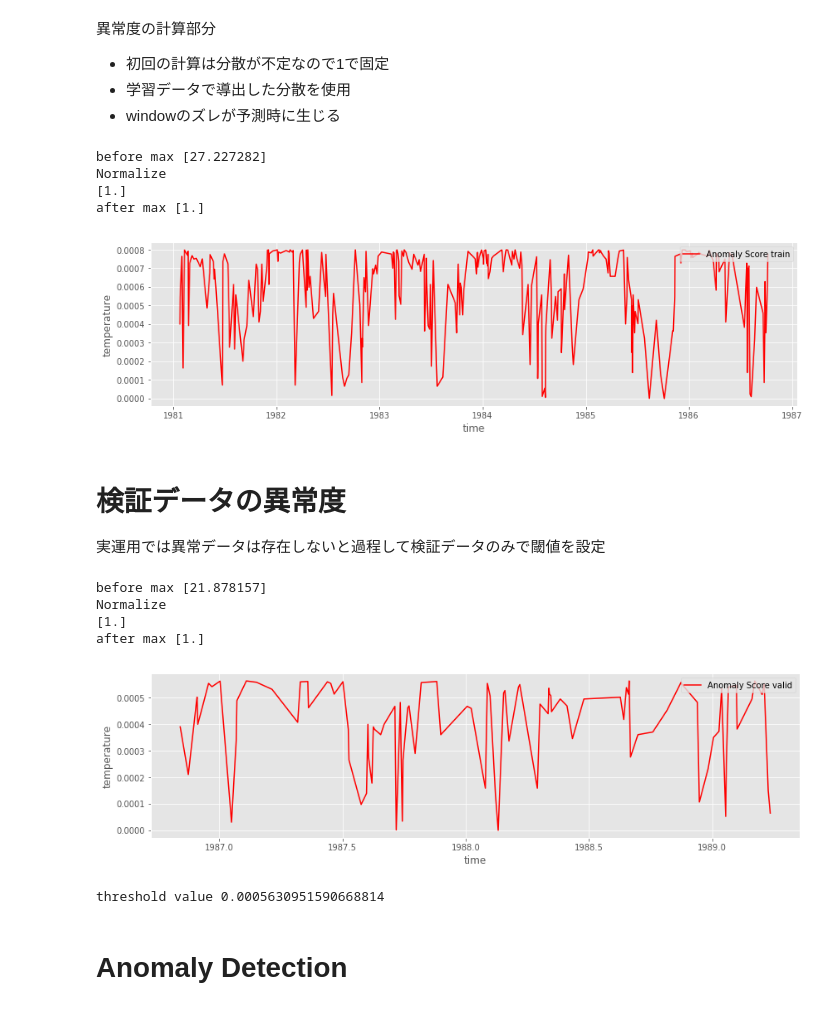
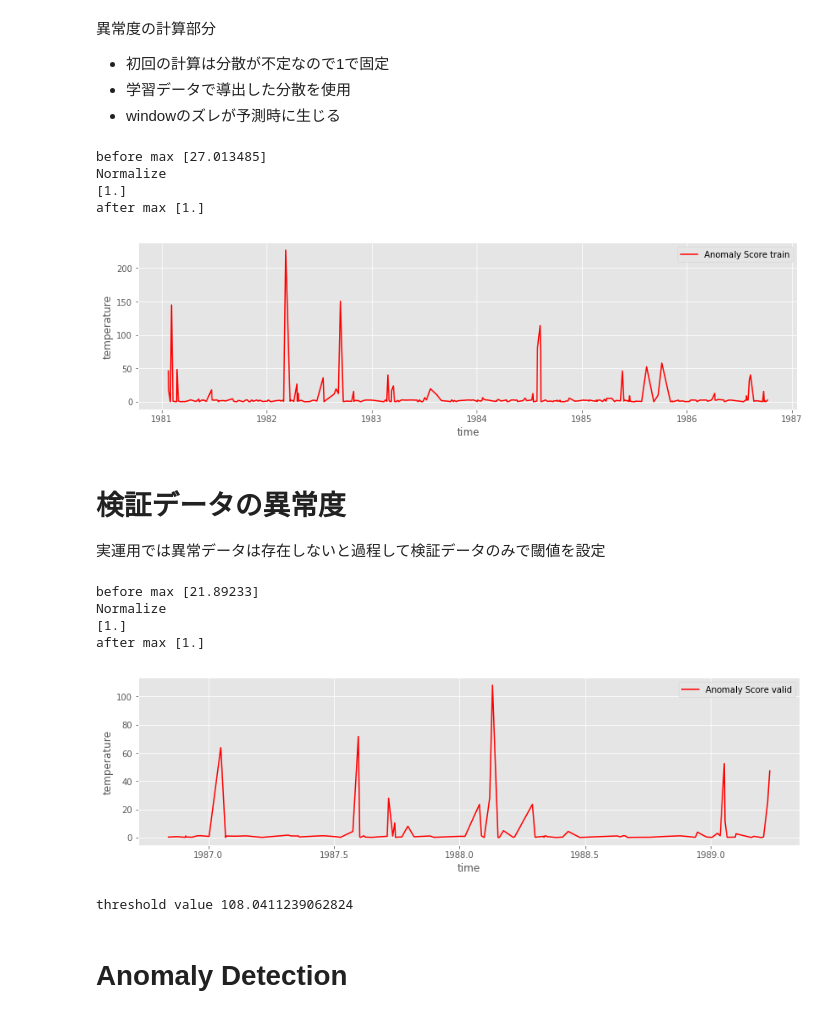
Before and after one commit to SnowMasaya/time_series_anomaly_detect_hands_on, a Jupyter notebook: advanced/time_series_anomaly_detect_keras.ipynb, the cells around one changed output. Saved outputs shown, nothing was run; the diff lists cells and outputs as text; code cells hidden in the pictures.

```diff
--- a/advanced/time_series_anomaly_detect_keras.ipynb
+++ b/advanced/time_series_anomaly_detect_keras.ipynb
@@ -180,7 +180,7 @@ def create_model(input_dim,
 
 model = create_model(input_dim,
                      time_steps=time_steps,
-                     latent_dim=60,
+                     latent_dim=120,
                      model_option='lstm')
 model.fit(x, x, epochs=200)
 # %% [output]
@@ -310,36 +310,49 @@ show_2data_graph(X_test_day, shift_X, X_test, 'Shift', 'test_smooth')
 - 学習データで導出した分散を使用
 - windowのズレが予測時に生じる
 # %%
+def smooth(x, window_len=11):
+
+    w = np.ones(window_len, 'd')
+
+    y = np.convolve( w / w.sum(), x, mode='valid')
+    return y
+
 def calculate_mse(value, predict_value, variance=1.0):
     value = value[:, 0, 0]
     predict_value = predict_value[:, 0, 0]
+    # value = smooth(value)
+    # predict_value = smooth(predict_value)
     mse_value = [(v - p_v)**2 / variance for v, p_v in zip(value, predict_value)]
     return np.array(mse_value)
 
 window = timesteps
 
 # mse_value_org = calculate_mse(x_scale_train, predict_train)
 
 def normalize_predict(predict):
     copy_predict = predict.copy()
     scaler = MinMaxScaler(feature_range=(0, 1), copy=False)
     copy_predict, scaler = transform_data(original_data=copy_predict, inverse_option=False, scaler=scaler)
     return copy_predict
 
-copy_predict_train = normalize_predict(predict_train)
+normalize_predict_train = normalize_predict(predict_train)
 
 mse_value_org = calculate_mse(x, copy_predict_train)
+mse_value_org = calculate_mse(x_scale_train, predict_train)
+
 mse_value_variance = np.var(mse_value_org)
-mse_value_variance = 1.0
+# mse_value_variance = 1.0
 
-mse_value = calculate_mse(x, copy_predict_train, mse_value_variance)
+mse_value = calculate_mse(x, normalize_predict_train, mse_value_variance)
+mse_value = calculate_mse(x_scale_train, predict_train, mse_value_variance)
+
 show_graph(X_train_day[window + 1:], mse_value, 'Anomaly Score train', color="r")
 # %% [output]
-before max [27.227282]
+before max [27.013485]
 Normalize
 [1.]
 after max [1.]
-[figure, old version]
+[figure, new version]
 # %% [markdown]
 # 検証データの異常度
 
@@ -348,6 +361,8 @@ after max [1.]
 normalize_predict_valid = normalize_predict(predict_valid)
 
 mse_value_valid = calculate_mse(x_valid, normalize_predict_valid, mse_value_variance)
+
+mse_value_valid = calculate_mse(x_scale_valid, predict_valid, mse_value_variance)
 
 show_graph(X_valid_day[window + 1:], mse_value_valid, 'Anomaly Score valid', color="r")
 
@@ -360,12 +375,12 @@ threshold_mean = np.mean(total_mse)
 # threshold = 2 * threshold_variance + threshold_mean
 # print("threshold value {}".format(threshold))
 # %% [output]
-before max [21.878157]
+before max [21.89233]
 Normalize
 [1.]
 after max [1.]
-[figure, old version]
+[figure, new version]
-threshold value 0.0005630951590668814
+threshold value 108.0411239062824
 # %% [markdown]
 # Anomaly Detection
 # %% [markdown]
```
Also changed, not shown: parts of 13 cells of this notebook, 1 other file.
